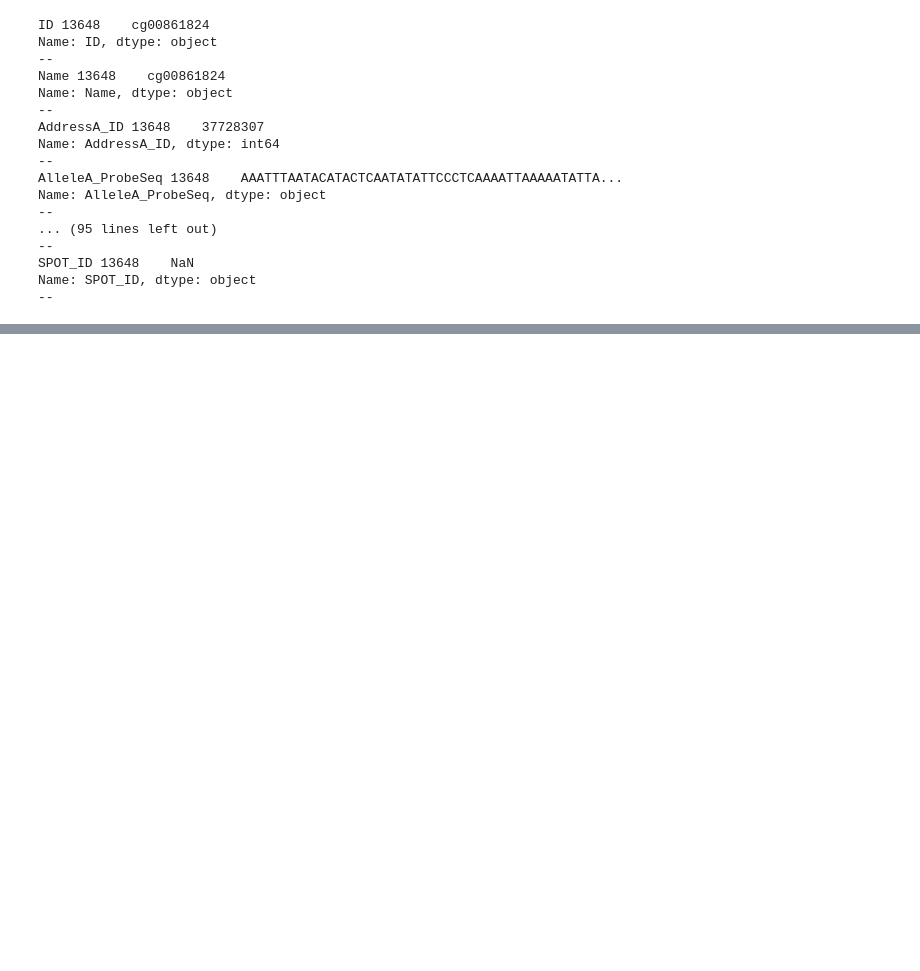
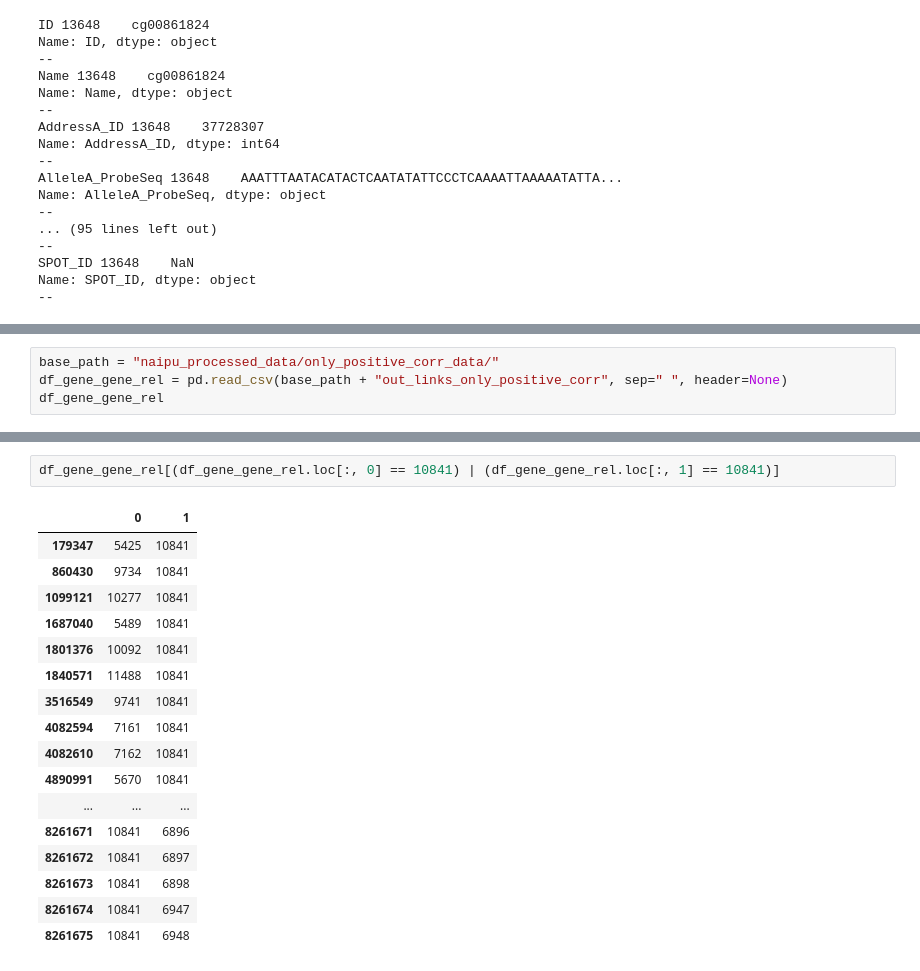
Before and after one commit to anuprulez/nanosampler, a Jupyter notebook: AML/analyse_niapu_features-only-pos-corr-test.ipynb, the cells around one changed output, grey strips where cells are left out. Cells and saved outputs as stored; diff of their text form; blank space fills up the shorter version.

```diff
--- a/AML/analyse_niapu_features-only-pos-corr-test.ipynb
+++ b/AML/analyse_niapu_features-only-pos-corr-test.ipynb
@@ -771,0 +792,4 @@ plt.savefig("Confusion_matrix_NPPI_{}_NEpochs_{}.pdf".format(n_edges, n_epo), dp
+# %%
+base_path = "naipu_processed_data/only_positive_corr_data/"
+df_gene_gene_rel = pd.read_csv(base_path + "out_links_only_positive_corr", sep=" ", header=None)
+df_gene_gene_rel
@@ -771,0 +810,20 @@ plt.savefig("Confusion_matrix_NPPI_{}_NEpochs_{}.pdf".format(n_edges, n_epo), dp
+# %%
+df_gene_gene_rel[(df_gene_gene_rel.loc[:, 0] == 10841) | (df_gene_gene_rel.loc[:, 1] == 10841)]
+# %% [output]
+|  | 0 | 1 |
+| 179347 | 5425 | 10841 |
+| 860430 | 9734 | 10841 |
+| 1099121 | 10277 | 10841 |
+| 1687040 | 5489 | 10841 |
+| 1801376 | 10092 | 10841 |
+| 1840571 | 11488 | 10841 |
+| 3516549 | 9741 | 10841 |
+| 4082594 | 7161 | 10841 |
+| 4082610 | 7162 | 10841 |
+| 4890991 | 5670 | 10841 |
+| ... | ... | ... |
+| 8261671 | 10841 | 6896 |
+| 8261672 | 10841 | 6897 |
+| 8261673 | 10841 | 6898 |
+| 8261674 | 10841 | 6947 |
+| 8261675 | 10841 | 6948 |
```
Also changed, not shown: parts of 15 cells of this notebook, 5 other files.
